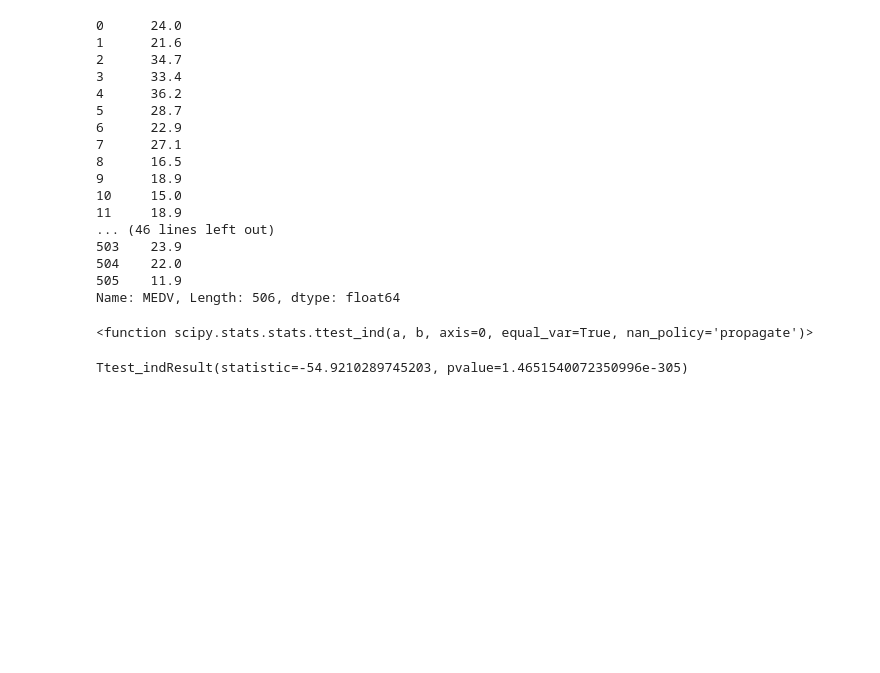
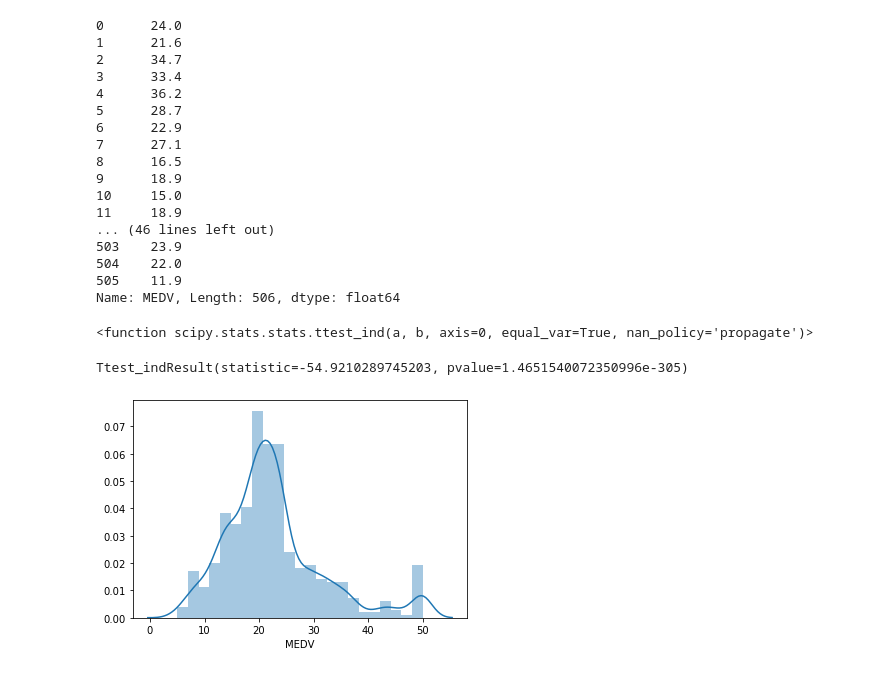
Before and after one commit to tullowhurler/Machine-Learning-2019, a Jupyter notebook: Boston House Prices.ipynb, the cells around one changed output. Saved outputs shown, nothing was run; the diff lists cells and outputs as text; code cells hidden in the pictures; blank space fills up the shorter version.

Commit message:
plotting data

```diff
--- a/Boston House Prices.ipynb
+++ b/Boston House Prices.ipynb
@@ -191,3 +191,7 @@ ss.ttest_ind
 ss.ttest_ind(x,y)
 # %% [output]
 Ttest_indResult(statistic=-54.9210289745203, pvalue=1.4651540072350996e-305)
+# %%
+sns.distplot(a);
+# %% [output]
+[figure, added]
```
Also changed, not shown: parts of 4 cells of this notebook.
